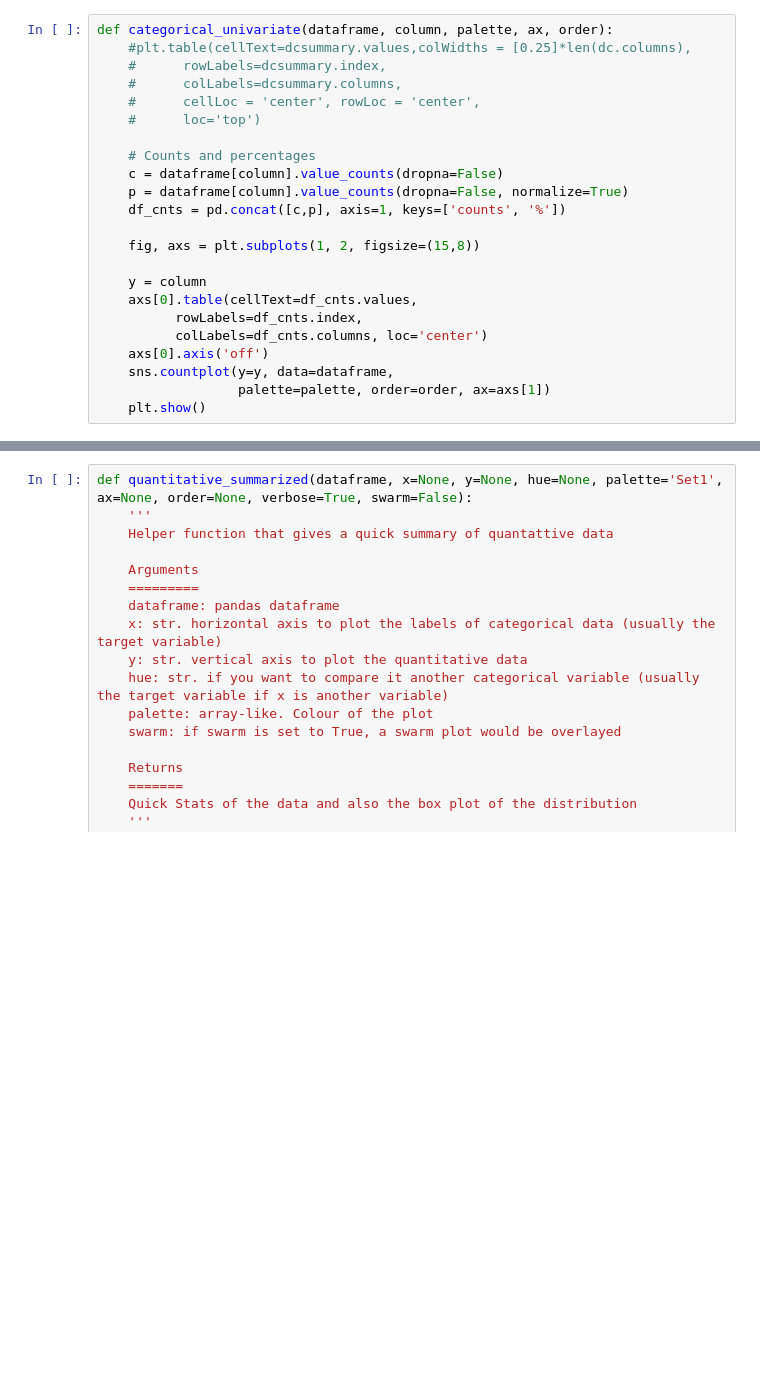
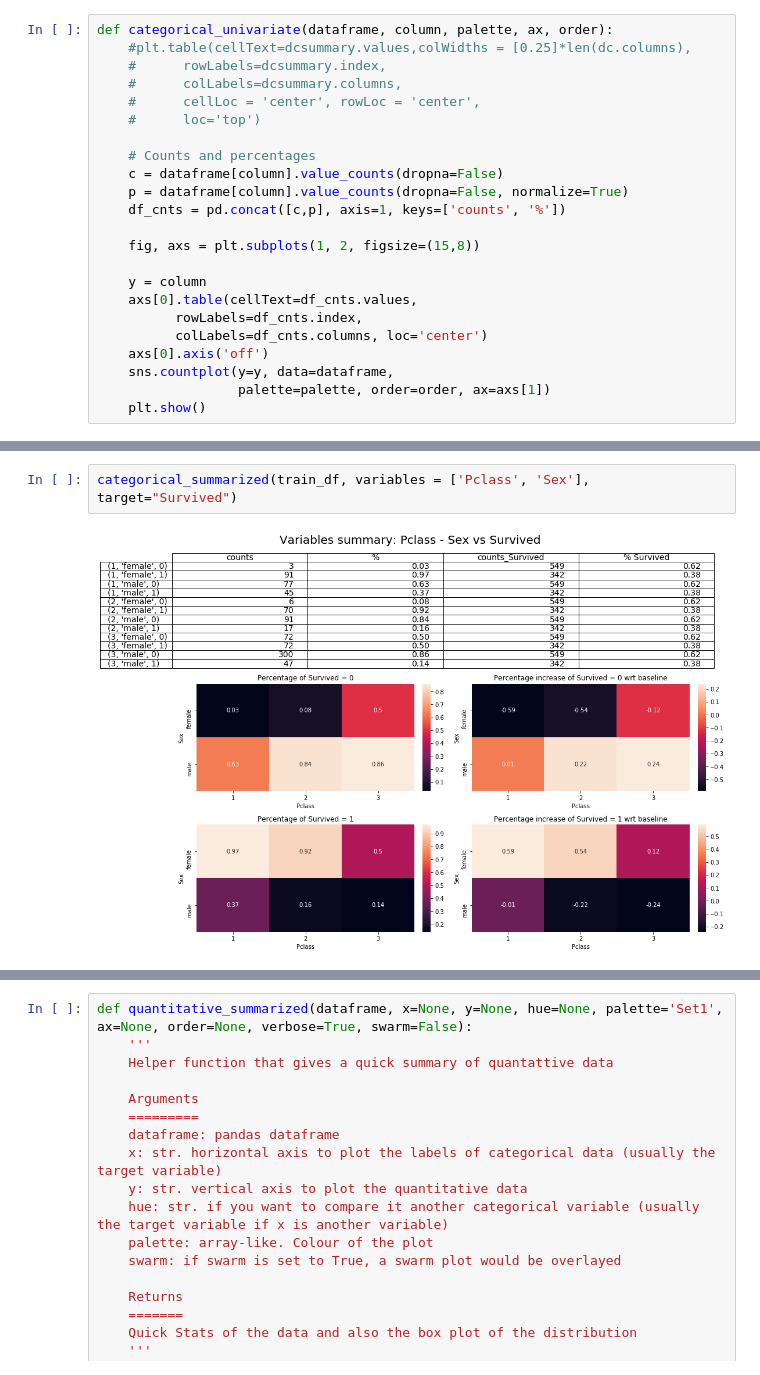
Before and after one commit to edoardovivo/MLAutoEDA, a Jupyter notebook: AutoEDA.ipynb, the cells around one changed output, grey strips where cells are left out. Saved outputs shown, nothing was run; the diff lists cells and outputs as text; blank space fills up the shorter version.

Commit message:
Added trivariate plot for categorical variables

```diff
--- a/AutoEDA.ipynb
+++ b/AutoEDA.ipynb
@@ -139,3 +205,7 @@ dtype: object
+# %%
+categorical_summarized(train_df, variables = ['Pclass', 'Sex'], target="Survived")
+# %% [output]
+[figure, added]
 # %%
 categorical_summarized(train_df, variables = ['Pclass'], target="Survived")
 # %% [output]
```
Also changed, not shown: parts of 14 cells of this notebook.
